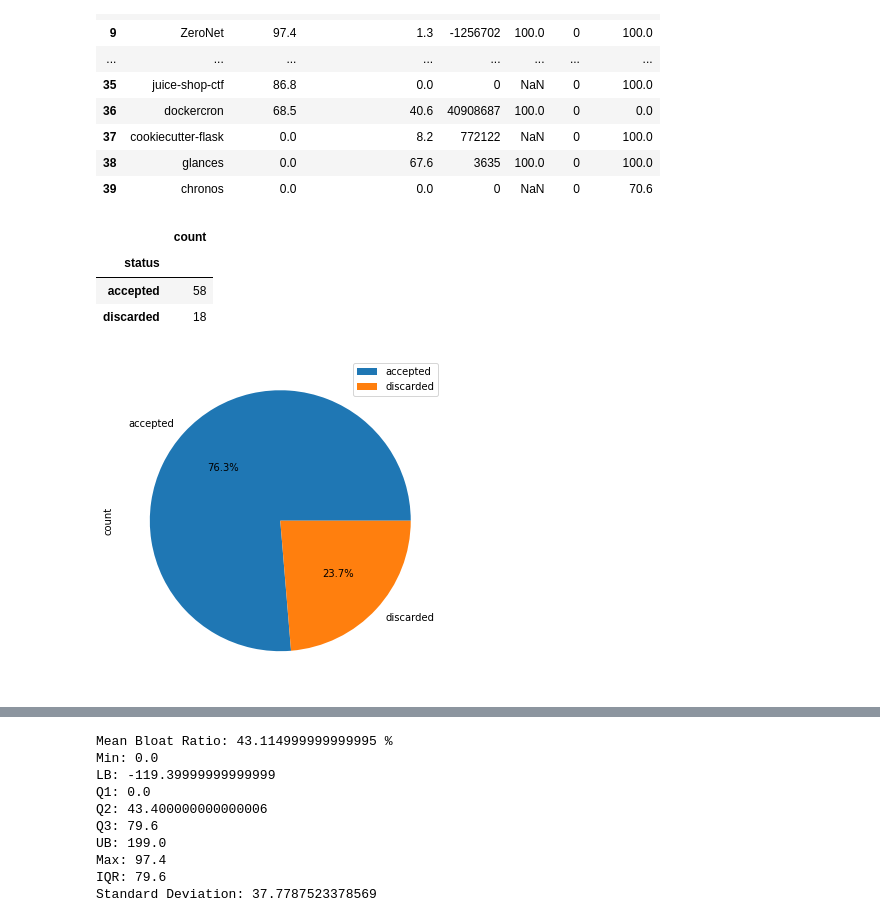
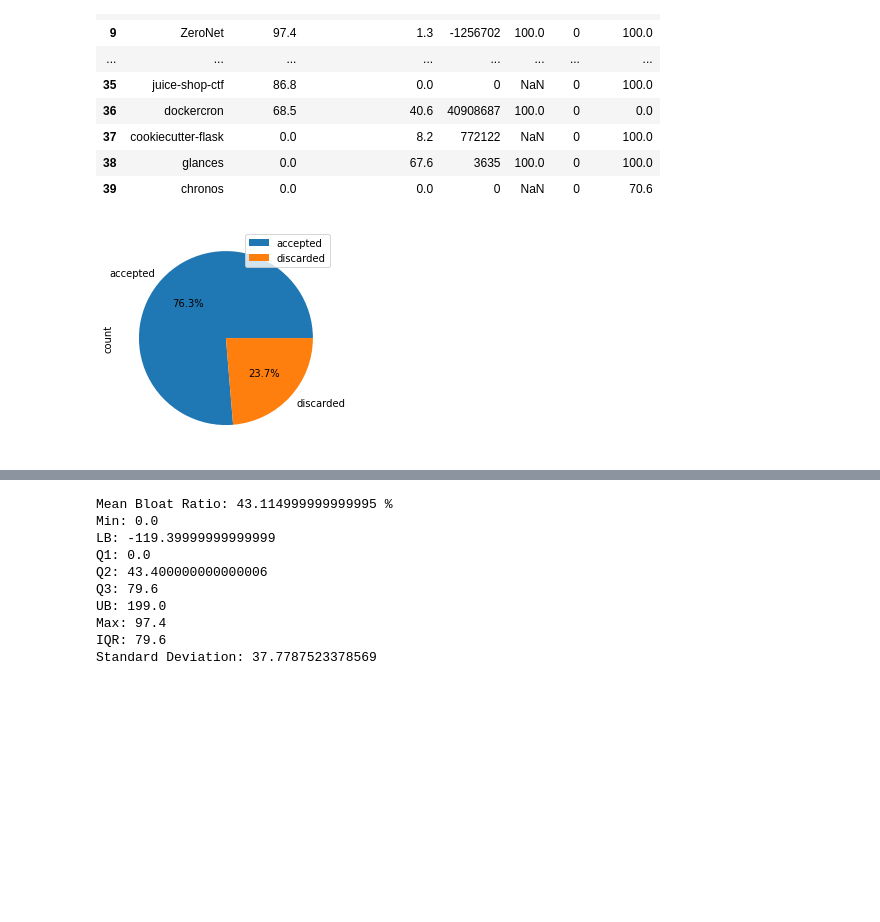
Before and after one commit to filipefigcorreia/hermit-study, a Jupyter notebook: hermit.ipynb, the cells around one changed output, grey strips where cells are left out. Cells and saved outputs as stored; diff of their text form; code cells hidden in the pictures; blank space fills up the shorter version.

Commit message:
Added option to save figure

```diff
--- a/hermit.ipynb
+++ b/hermit.ipynb
@@ -44,13 +44,10 @@ evaluations_database
 | 39 | chronos | 0.0 | 0.0 | 0 | NaN | 0 | 70.6 |
 # %%
 status_count = projects_database.groupby('status').count()
-status_count.plot.pie(y='count', figsize=(6, 6), autopct='%1.1f%%')
+status_count.plot.pie(y='count', figsize=(4, 4), autopct='%1.1f%%')
 status_count.drop(columns=['name', 'url', 'build'])
+plt.savefig('status_pie.pdf', bbox_inches='tight')
 # %% [output]
-|  | count |
-| status |  |
-| accepted | 58 |
-| discarded | 18 |
-[figure, old version]
+[figure, new version]
 # %%
 status_count = projects_database.groupby('build').count()
```
Also changed, not shown: parts of 1 cell of this notebook.
